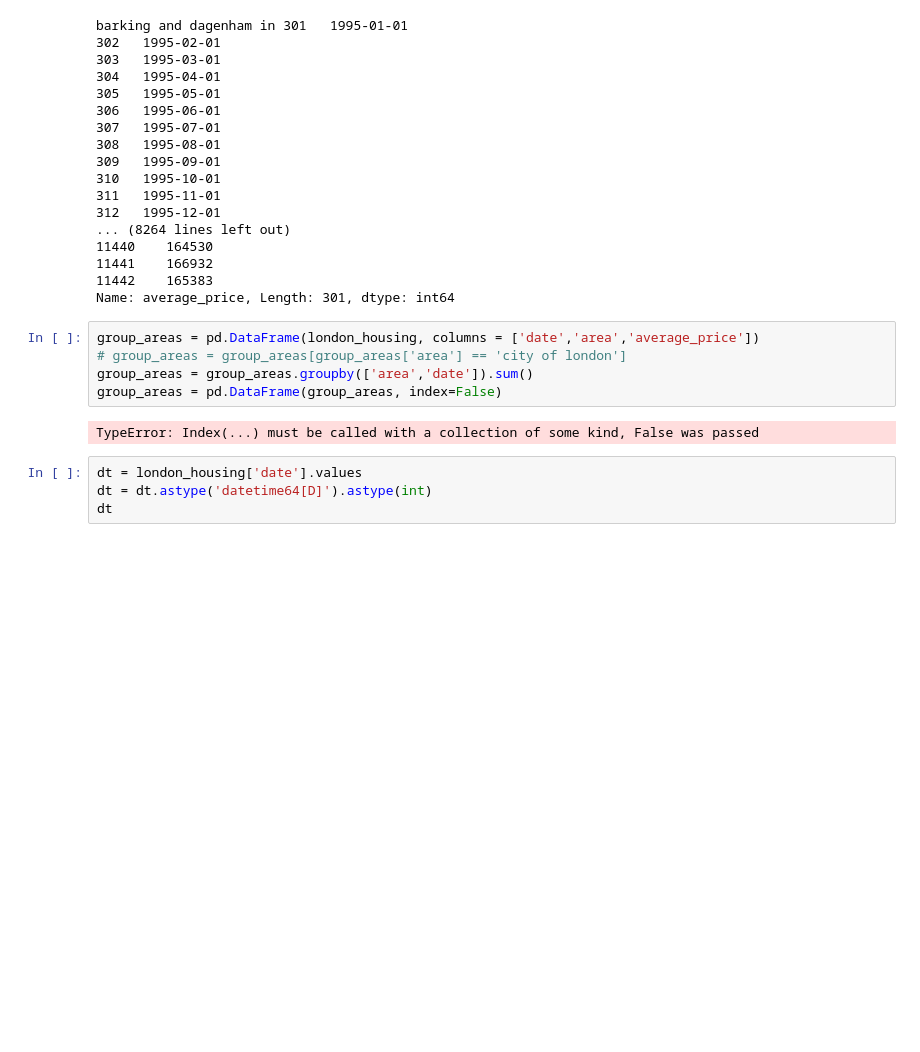
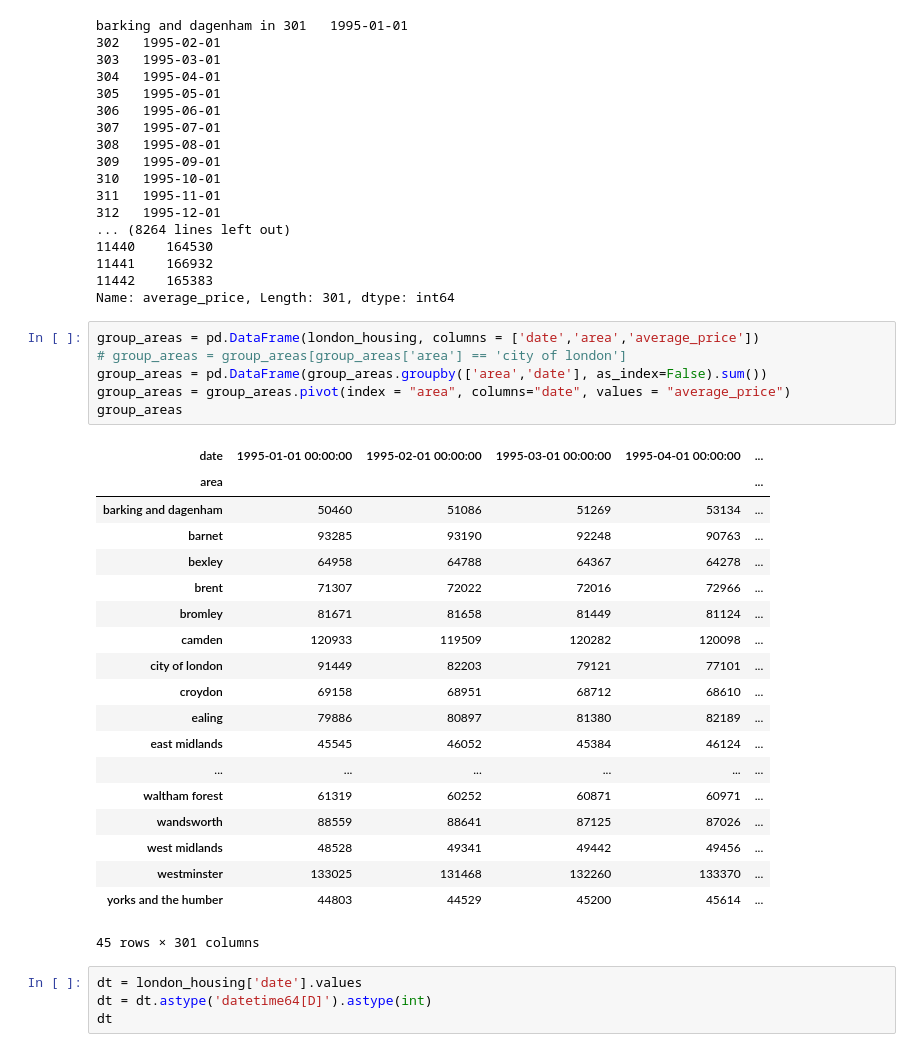
Before and after one commit to irwinmier96/Extra_Side_Projects, a Jupyter notebook: London House Prices/housing_predictions.ipynb, the cells around one changed output. Saved outputs shown, nothing was run; the diff lists cells and outputs as text; blank space fills up the shorter version.

Commit message:
pivotting table

```diff
--- a/London House Prices/housing_predictions.ipynb
+++ b/London House Prices/housing_predictions.ipynb
@@ -106,10 +106,29 @@ Name: average_price, Length: 301, dtype: int64
 # %%
 group_areas = pd.DataFrame(london_housing, columns = ['date','area','average_price'])
 # group_areas = group_areas[group_areas['area'] == 'city of london']
-group_areas = group_areas.groupby(['area','date']).sum()
-group_areas = pd.DataFrame(group_areas, index=False)
+group_areas = pd.DataFrame(group_areas.groupby(['area','date'], as_index=False).sum())
+group_areas = group_areas.pivot(index = "area", columns="date", values = "average_price")
+group_areas
 # %% [output]
+| date | 1995-01-01 00:00:00 | 1995-02-01 00:00:00 | 1995-03-01 00:00:00 | 1995-04-01 00:00:00 | ... |
+| area |  |  |  |  | ... |
+| barking and dagenham | 50460 | 51086 | 51269 | 53134 | ... |
+| barnet | 93285 | 93190 | 92248 | 90763 | ... |
+| bexley | 64958 | 64788 | 64367 | 64278 | ... |
+| brent | 71307 | 72022 | 72016 | 72966 | ... |
+| bromley | 81671 | 81658 | 81449 | 81124 | ... |
+| camden | 120933 | 119509 | 120282 | 120098 | ... |
+| city of london | 91449 | 82203 | 79121 | 77101 | ... |
+| croydon | 69158 | 68951 | 68712 | 68610 | ... |
+| ealing | 79886 | 80897 | 81380 | 82189 | ... |
+| east midlands | 45545 | 46052 | 45384 | 46124 | ... |
+| ... | ... | ... | ... | ... | ... |
+| waltham forest | 61319 | 60252 | 60871 | 60971 | ... |
+| wandsworth | 88559 | 88641 | 87125 | 87026 | ... |
+| west midlands | 48528 | 49341 | 49442 | 49456 | ... |
+| westminster | 133025 | 131468 | 132260 | 133370 | ... |
+| yorks and the humber | 44803 | 44529 | 45200 | 45614 | ... |
-TypeError: Index(...) must be called with a collection of some kind, False was passed
+45 rows × 301 columns
 # %%
 dt = london_housing['date'].values
 dt = dt.astype('datetime64[D]').astype(int)
```
Also changed, not shown: 1 other file.
